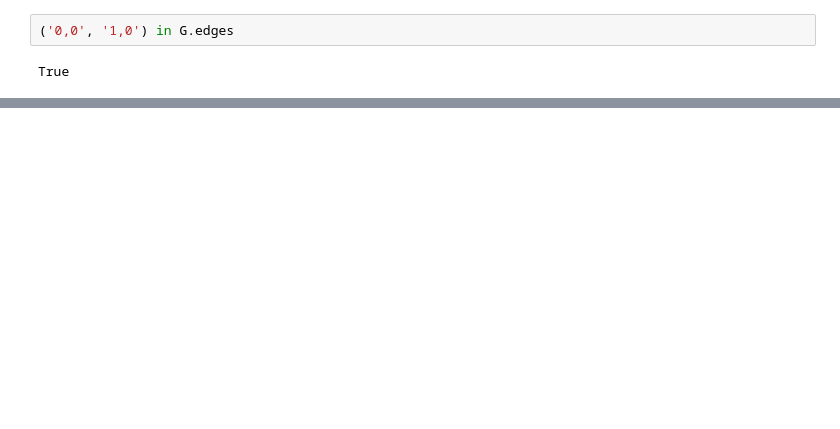
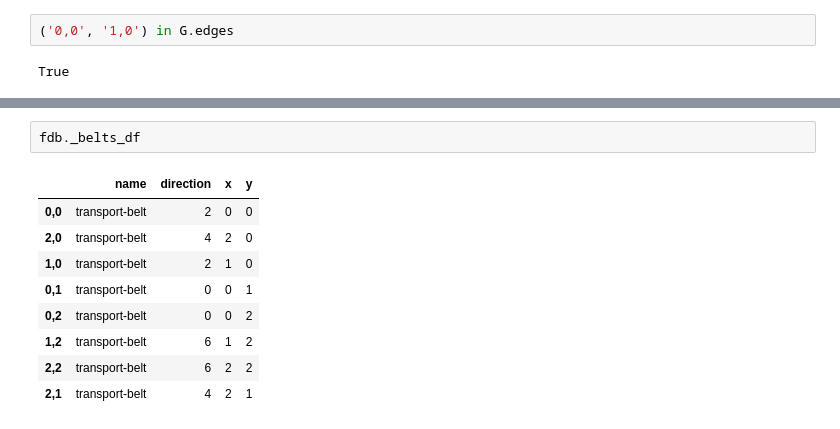
Before and after one commit to kss39/factorio_design_compiler, a Jupyter notebook: factorio_design_compiler/playground/factorio_design_exp.ipynb, the cells around one changed output, grey strips where cells are left out. Cells and saved outputs as stored; diff of their text form; blank space fills up the shorter version.

Commit message:
Fix direction error

```diff
--- a/factorio_design_compiler/playground/factorio_design_exp.ipynb
+++ b/factorio_design_compiler/playground/factorio_design_exp.ipynb
@@ -189,0 +202,12 @@ True
+# %%
+fdb._belts_df
+# %% [output]
+|  | name | direction | x | y |
+| 0,0 | transport-belt | 2 | 0 | 0 |
+| 2,0 | transport-belt | 4 | 2 | 0 |
+| 1,0 | transport-belt | 2 | 1 | 0 |
+| 0,1 | transport-belt | 0 | 0 | 1 |
+| 0,2 | transport-belt | 0 | 0 | 2 |
+| 1,2 | transport-belt | 6 | 1 | 2 |
+| 2,2 | transport-belt | 6 | 2 | 2 |
+| 2,1 | transport-belt | 4 | 2 | 1 |
```
Also changed, not shown: parts of 6 cells of this notebook, 1 other file.
